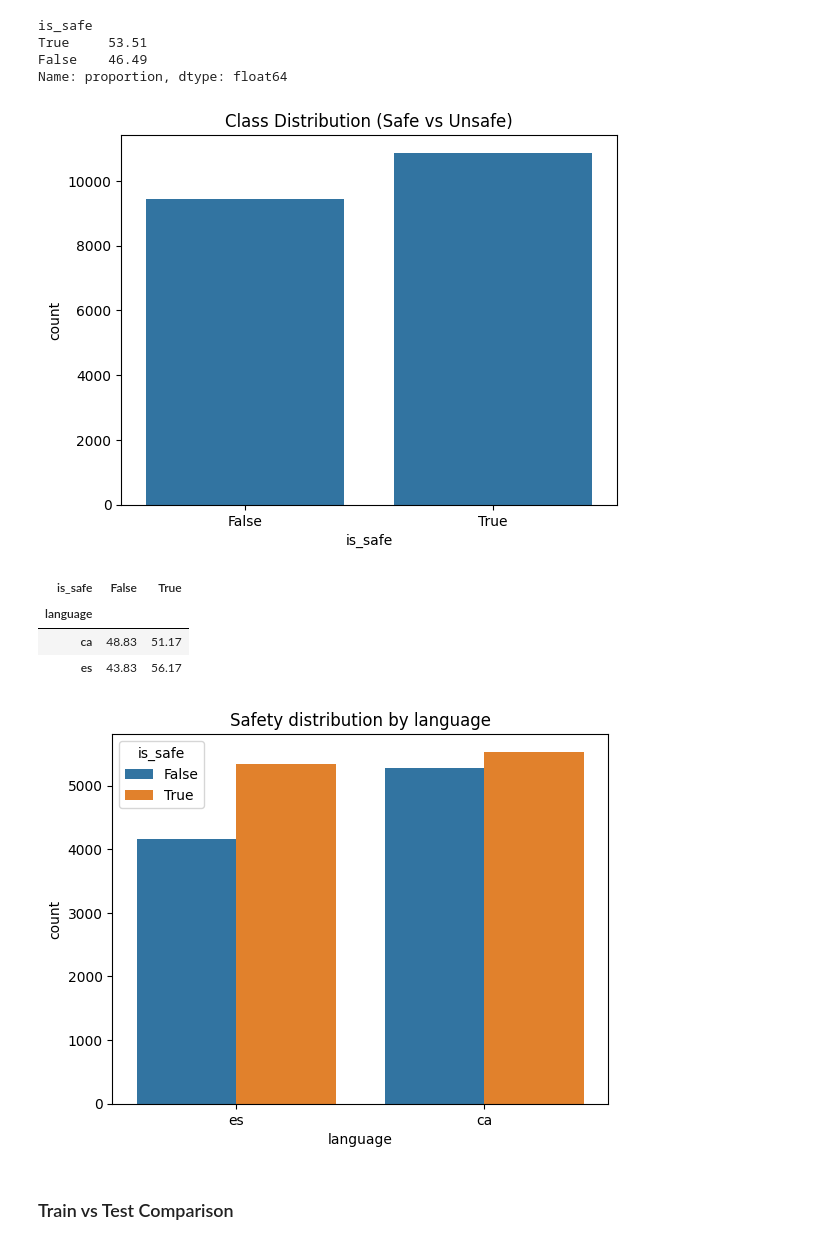
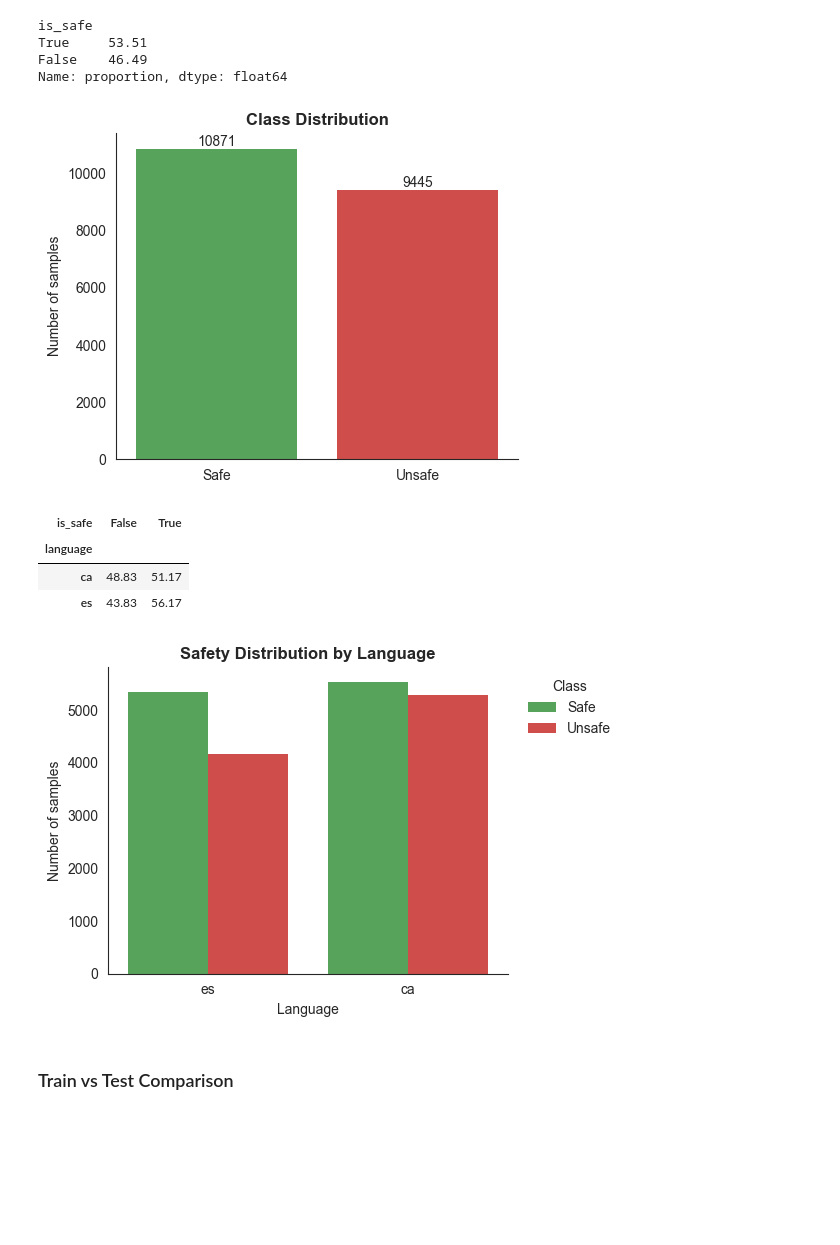
Before and after one commit to carolinapires03/NLP-project1, a Jupyter notebook: notebooks/01.EDA.ipynb, the cells around one changed output. Cells and saved outputs as stored; diff of their text form; code cells hidden in the pictures; blank space fills up the shorter version.

```diff
--- a/notebooks/01.EDA.ipynb
+++ b/notebooks/01.EDA.ipynb
@@ -160,11 +157,41 @@ True     53.51
 False    46.49
 Name: proportion, dtype: float64
 # %%
-sns.countplot(data=train_df, x="is_safe")
-plt.title("Class Distribution (Safe vs Unsafe)")
+plt.figure(figsize=(5, 4))
+sns.set_style("white")
+
+ax = sns.countplot(
+    data=train_df,
+    x="is_safe",
+    hue="is_safe",
+    order=[True, False],
+    hue_order=[True, False],
+    palette={True: "#4CAF50", False: "#E53935"},
+    edgecolor="none",
+    legend=False
+)
+
+plt.title("Class Distribution", fontsize=12, weight="bold")
+plt.xlabel("")
+plt.ylabel("Number of samples")
+
+ax.set_xticks([0, 1])
+ax.set_xticklabels(["Safe", "Unsafe"])
+
+for p in ax.patches:
+    ax.annotate(
+        f"{int(p.get_height())}",
+        (p.get_x() + p.get_width() / 2, p.get_height()),
+        ha="center",
+        va="bottom",
+        fontsize=10
+    )
+
+sns.despine()
+plt.tight_layout()
 plt.show()
 # %% [output]
-[figure, old version]
+[figure, new version]
 # %%
 lang_safe = pd.crosstab(train_df["language"], train_df["is_safe"], normalize="index") * 100
 lang_safe.round(2)
@@ -174,11 +201,35 @@ lang_safe.round(2)
 | ca | 48.83 | 51.17 |
 | es | 43.83 | 56.17 |
 # %%
-sns.countplot(data=train_df, x="language", hue="is_safe")
-plt.title("Safety distribution by language")
+plt.figure(figsize=(6, 4))
+sns.set_style("white")
+
+ax = sns.countplot(
+    data=train_df,
+    x="language",
+    hue="is_safe",
+    hue_order=[True, False],
+    palette={True: "#4CAF50", False: "#E53935"},
+    edgecolor="none"
+)
+
+plt.title("Safety Distribution by Language", fontsize=12, weight="bold")
+plt.xlabel("Language")
+plt.ylabel("Number of samples")
+
+ax.legend(
+    title="Class",
+    labels=["Safe", "Unsafe"],
+    frameon=False,
+    loc="upper left",
+    bbox_to_anchor=(1.02, 1)
+)
+
+sns.despine()
+plt.tight_layout()
 plt.show()
 # %% [output]
-[figure, old version]
+[figure, new version]
 # %% [markdown]
 ### Train vs Test Comparison
 # %%
```
Also changed, not shown: parts of 26 cells of this notebook.
